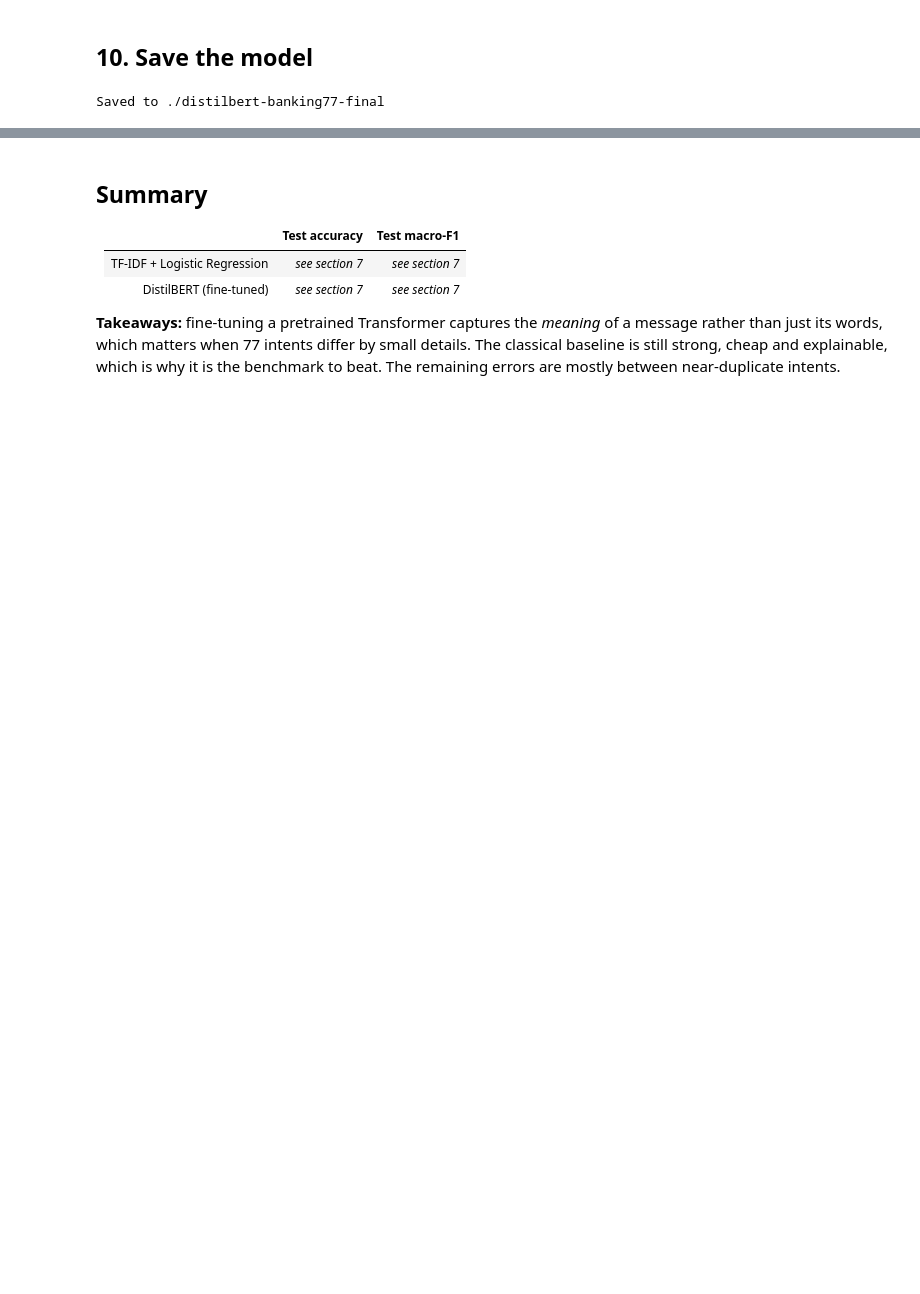
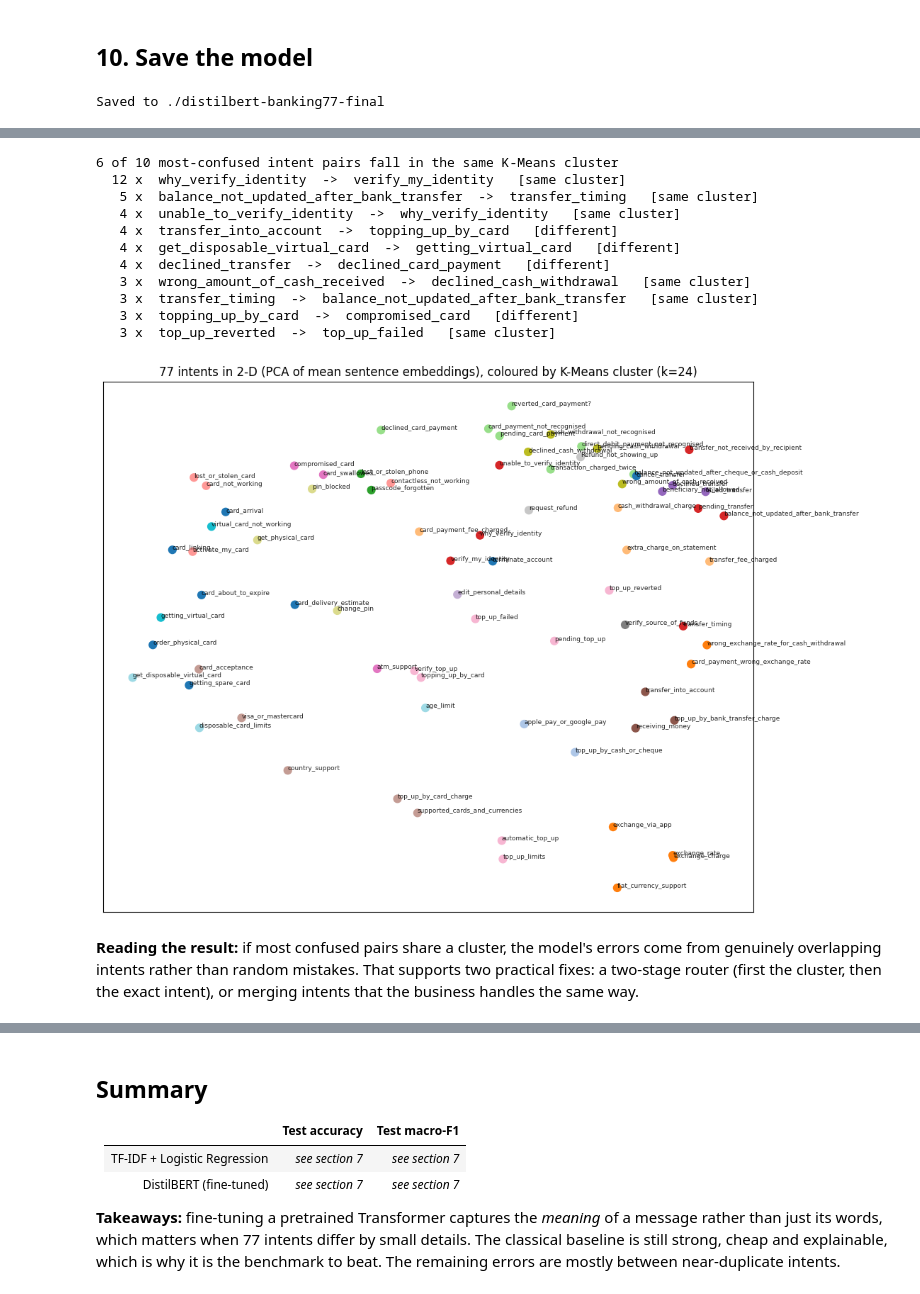
Before and after one commit to saradadevivalina/banking77-intent-classifier, a Jupyter notebook: banking77_intent_classifier.ipynb, the cells around one changed output, grey strips where cells are left out. Saved outputs shown, nothing was run; the diff lists cells and outputs as text; code cells hidden in the pictures; blank space fills up the shorter version.

Commit message:
“Add business-impact, feature selection, clustering and MLflow sections”

```diff
--- a/banking77_intent_classifier.ipynb
+++ b/banking77_intent_classifier.ipynb
@@ -340,0 +413,27 @@ Saved to ./distilbert-banking77-final
+# %%
+!pip install -q sentence-transformers
+from sentence_transformers import SentenceTransformer
+from sklearn.decomposition import PCA
+from sklearn.cluster import KMeans
+from sklearn.metrics import silhouette_score
+
+encoder = SentenceTransformer("all-MiniLM-L6-v2", device=device)
+train_emb = encoder.encode(train_df["text"].tolist(), batch_size=128, show_progress_bar=True, normalize_embeddings=True)
+
+# One vector per intent: the mean embedding of its training messages
+centroids = np.vstack([train_emb[train_df["label"].values == i].mean(axis=0) for i in range(len(labels))])
+centroids = centroids / np.linalg.norm(centroids, axis=1, keepdims=True)
+
+# Dimensionality reduction: how many components keep 90% of the variance?
+pca_full = PCA().fit(centroids)
+n_90 = int(np.searchsorted(np.cumsum(pca_full.explained_variance_ratio_), 0.90) + 1)
+print(f"PCA: {n_90} of {centroids.shape[1]} dimensions keep 90% of the variance between intents")
+reduced = PCA(n_components=n_90, random_state=SEED).fit_transform(centroids)
+
+# Choose the number of clusters with the silhouette score
+scores = {k: silhouette_score(reduced, KMeans(n_clusters=k, n_init=10, random_state=SEED).fit_predict(reduced))
+          for k in range(8, 26, 2)}
+best_k = max(scores, key=scores.get)
+print("Silhouette by k:", {k: round(v, 3) for k, v in scores.items()})
+print("Chosen k:", best_k)
+cluster_of = KMeans(n_clusters=best_k, n_init=10, random_state=SEED).fit_predict(reduced)
@@ -340,0 +445,33 @@ Saved to ./distilbert-banking77-final
+# %%
+# Do the most-confused pairs from section 8 share a cluster?
+top_pairs = pairs[:10]
+same = [(n, a, b) for n, a, b in top_pairs if cluster_of[label2id[a]] == cluster_of[label2id[b]]]
+print(f"{len(same)} of {len(top_pairs)} most-confused intent pairs fall in the same K-Means cluster")
+for n, a, b in top_pairs:
+    flag = "same cluster" if cluster_of[label2id[a]] == cluster_of[label2id[b]] else "different"
+    print(f"  {n:>2} x  {a}  ->  {b}   [{flag}]")
+
+# 2-D PCA map of the 77 intents, coloured by cluster
+xy = PCA(n_components=2, random_state=SEED).fit_transform(centroids)
+fig, ax = plt.subplots(figsize=(11, 8))
+ax.scatter(xy[:, 0], xy[:, 1], c=cluster_of, cmap="tab20", s=60)
+for i, label in id2label.items():
+    ax.annotate(label, xy[i], fontsize=6.5, alpha=0.85)
+ax.set_title(f"77 intents in 2-D (PCA of mean sentence embeddings), coloured by K-Means cluster (k={best_k})")
+ax.set_xticks([]); ax.set_yticks([])
+plt.tight_layout(); plt.show()
+# %% [output]
+6 of 10 most-confused intent pairs fall in the same K-Means cluster
+  12 x  why_verify_identity  ->  verify_my_identity   [same cluster]
+   5 x  balance_not_updated_after_bank_transfer  ->  transfer_timing   [same cluster]
+   4 x  unable_to_verify_identity  ->  why_verify_identity   [same cluster]
+   4 x  transfer_into_account  ->  topping_up_by_card   [different]
+   4 x  get_disposable_virtual_card  ->  getting_virtual_card   [different]
+   4 x  declined_transfer  ->  declined_card_payment   [different]
+   3 x  wrong_amount_of_cash_received  ->  declined_cash_withdrawal   [same cluster]
+   3 x  transfer_timing  ->  balance_not_updated_after_bank_transfer   [same cluster]
+   3 x  topping_up_by_card  ->  compromised_card   [different]
+   3 x  top_up_reverted  ->  top_up_failed   [same cluster]
+[figure, added]
+# %% [markdown]
+**Reading the result:** if most confused pairs share a cluster, the model's errors come from genuinely overlapping intents rather than random mistakes. That supports two practical fixes: a two-stage router (first the cluster, then the exact intent), or merging intents that the business handles the same way.
```
Also changed, not shown: parts of 14 cells of this notebook.
